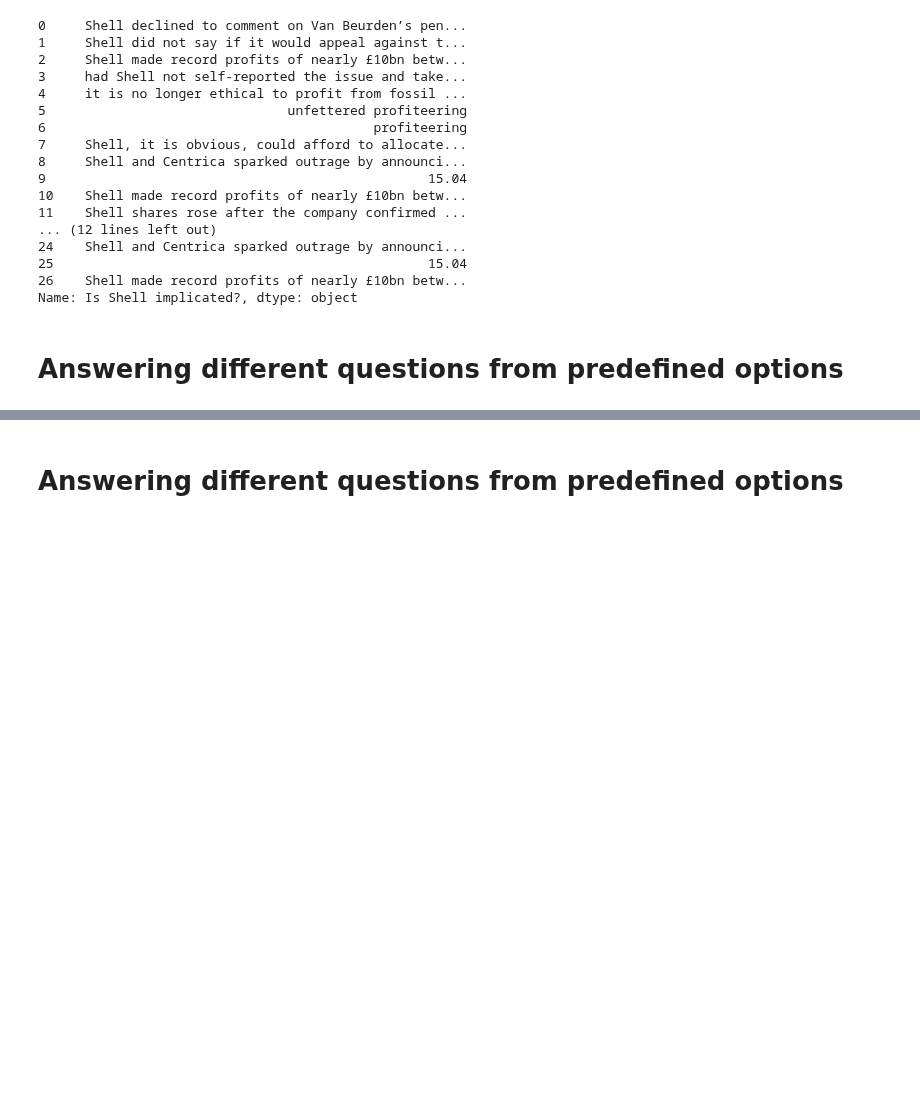
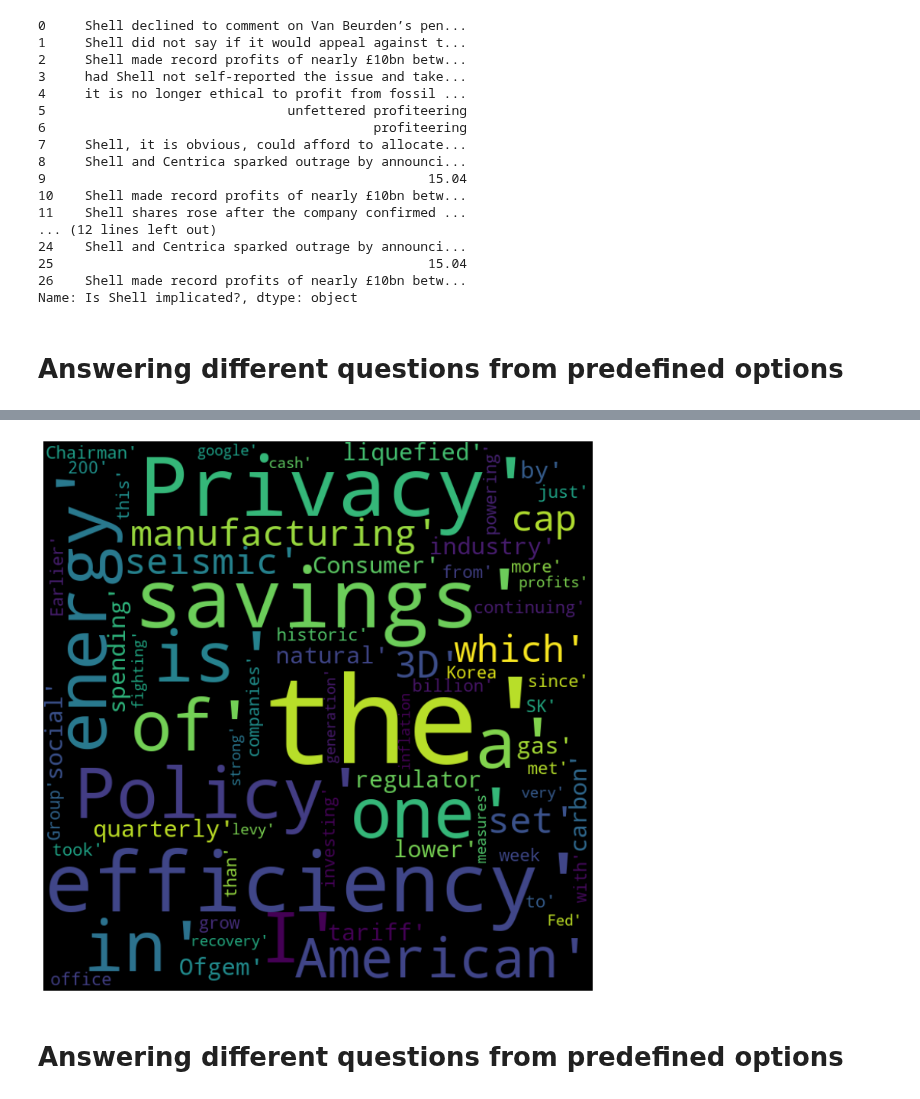
Before and after one commit to kojosbk/SDG_Allennlp, a Jupyter notebook: TeamA_Experiment.ipynb, the cells around one changed output, grey strips where cells are left out. Saved outputs shown, nothing was run; the diff lists cells and outputs as text; code cells hidden in the pictures; blank space fills up the shorter version.

```diff
--- a/TeamA_Experiment.ipynb
+++ b/TeamA_Experiment.ipynb
@@ -415,6 +415,7 @@ elif option == "c":
     option = "what resources used?"
 
 def qesAns(df,questions = option):
+    # df = df.head(3)
     """question and answer node meant to produce answers to artiles in a dataframe
 
     Args:
@@ -430,7 +431,7 @@ def qesAns(df,questions = option):
 
     train[questions] = qestions(df,column= "text", question = questions)
     return train[questions]
-qesAns(train,questions= option)
+train = qesAns(train,questions= option)
 # %% [output]
 Please choose an option below
 
@@ -463,3 +471,21 @@ Name: what technology was used?, dtype: object
+# %%
+# WordCloud for cleaned data
+train.iloc[:] = train.iloc[:].map(lambda x: list(map(str, filter(None, x.split(' '))))) ## Convert the cleaned message from string to list
+words = train.iloc[:]
+allwords = []
+for wordlist in words:
+    allwords += wordlist
+
+mostcommon = FreqDist(allwords).most_common(10000)
+wordcloud = WordCloud(width=700, height=700, background_color=
+                      'black').generate(str(mostcommon))
+fig = plt.figure(figsize=(30,10), facecolor='white')
+plt.imshow(wordcloud, interpolation="bilinear")
+plt.axis('off')
+plt.tight_layout(pad=0)
+plt.show()
+# %% [output]
+[figure, added]
 # %% [markdown]
 # Answering different questions from predefined options
 # %%
```
Also changed, not shown: parts of 4 cells of this notebook, 4 other files.
